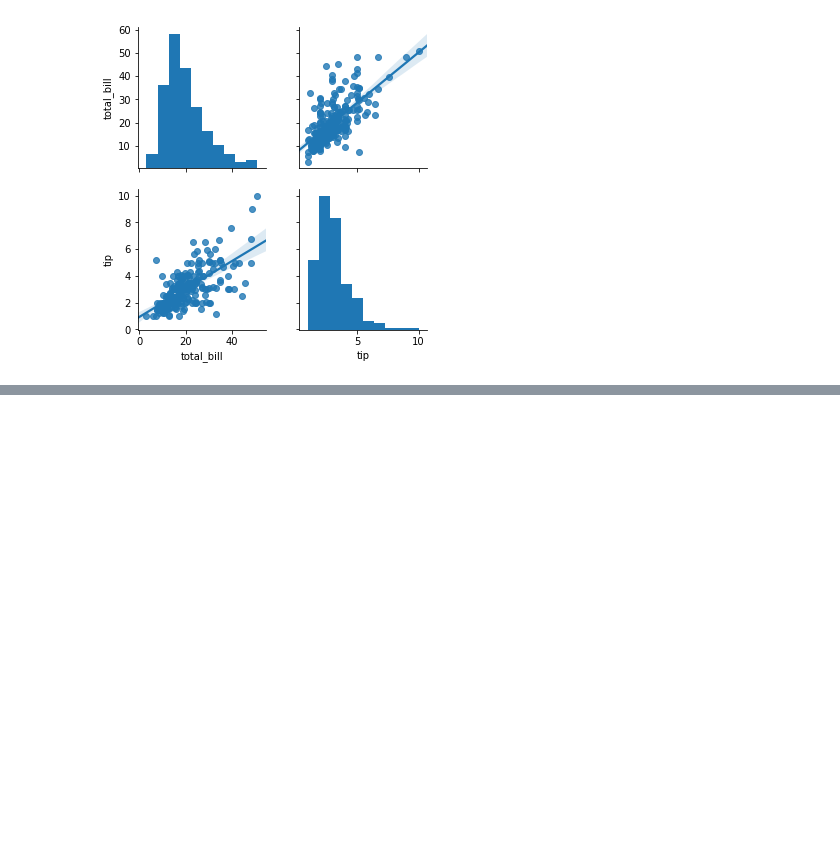
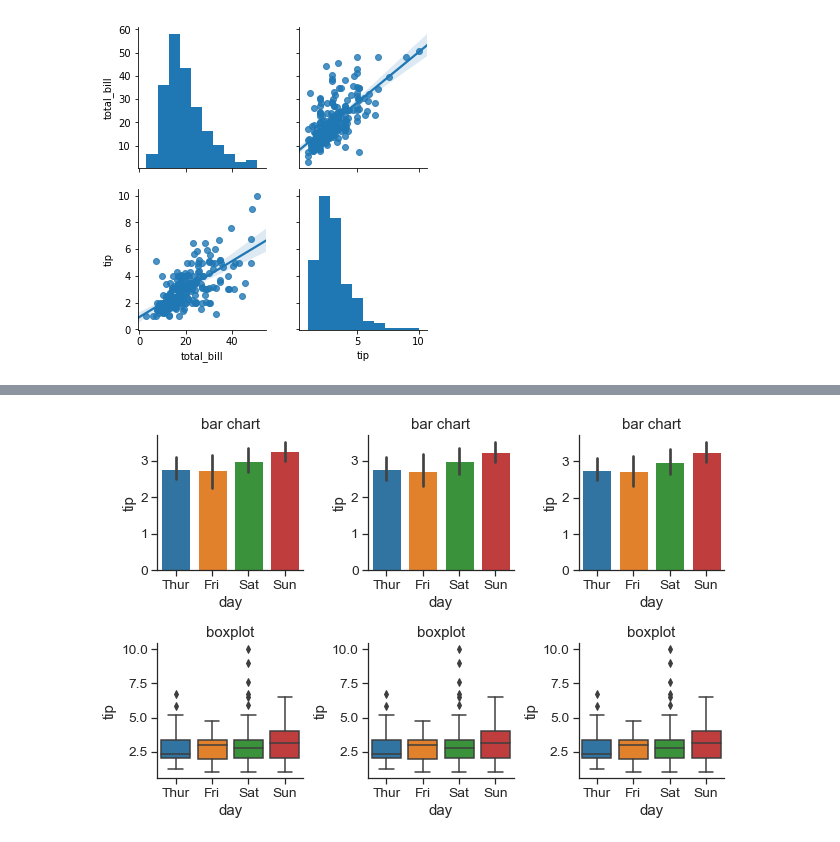
Before and after one commit to lacdr-tox/basic-programming-in-drug-discovery, a Jupyter notebook: python/answers/4.3 Advanced plotting - seaborn.ipynb, the cells around one changed output, grey strips where cells are left out. Cells and saved outputs as stored; diff of their text form; code cells hidden in the pictures; blank space fills up the shorter version.

```diff
--- a/python/answers/4.3 Advanced plotting - seaborn.ipynb
+++ b/python/answers/4.3 Advanced plotting - seaborn.ipynb
@@ -170,0 +198,17 @@ sns.pairplot(df,vars=['total_bill','tip'],kind='reg')
+# %%
+sns.set_style("ticks")
+sns.set_style("ticks",{"axes.spines.top":False,"axes.spines.right":False})
+sns.set_context("notebook",font_scale=1.25)
+
+cat_cols = ['sex','smoker','time']
+x = 'day'
+y = 'tip'
+fig,axes = plt.subplots(2,len(cat_cols),figsize=(9,6))
+for i,cat in enumerate(cat_cols):
+    sns.barplot(x=x,y=y,data=df,ax=axes[0,i])
+    axes[0,i].set(title='bar chart')
+    sns.boxplot(x=x,y=y,data=df,ax=axes[1,i])
+    axes[1,i].set(title='boxplot')
+plt.tight_layout()
+# %% [output]
+[figure, added]
```
Also changed, not shown: parts of 9 cells of this notebook, 2 other files.
